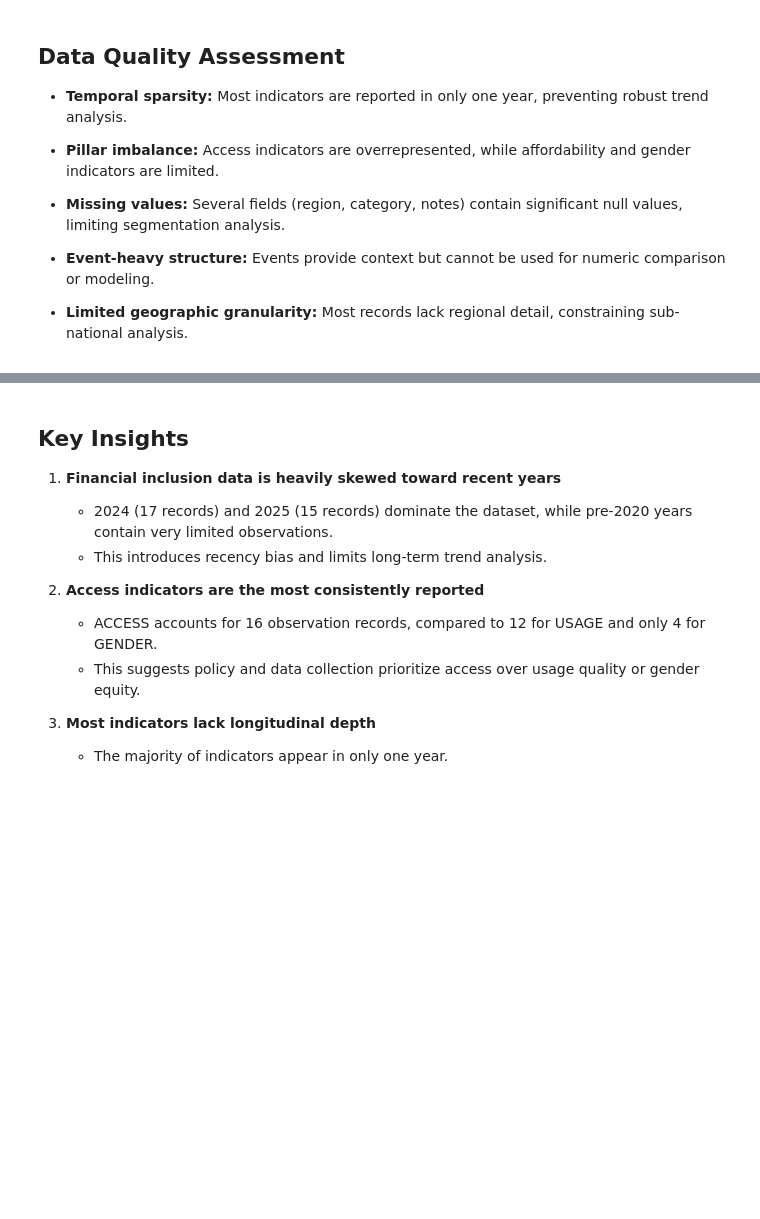
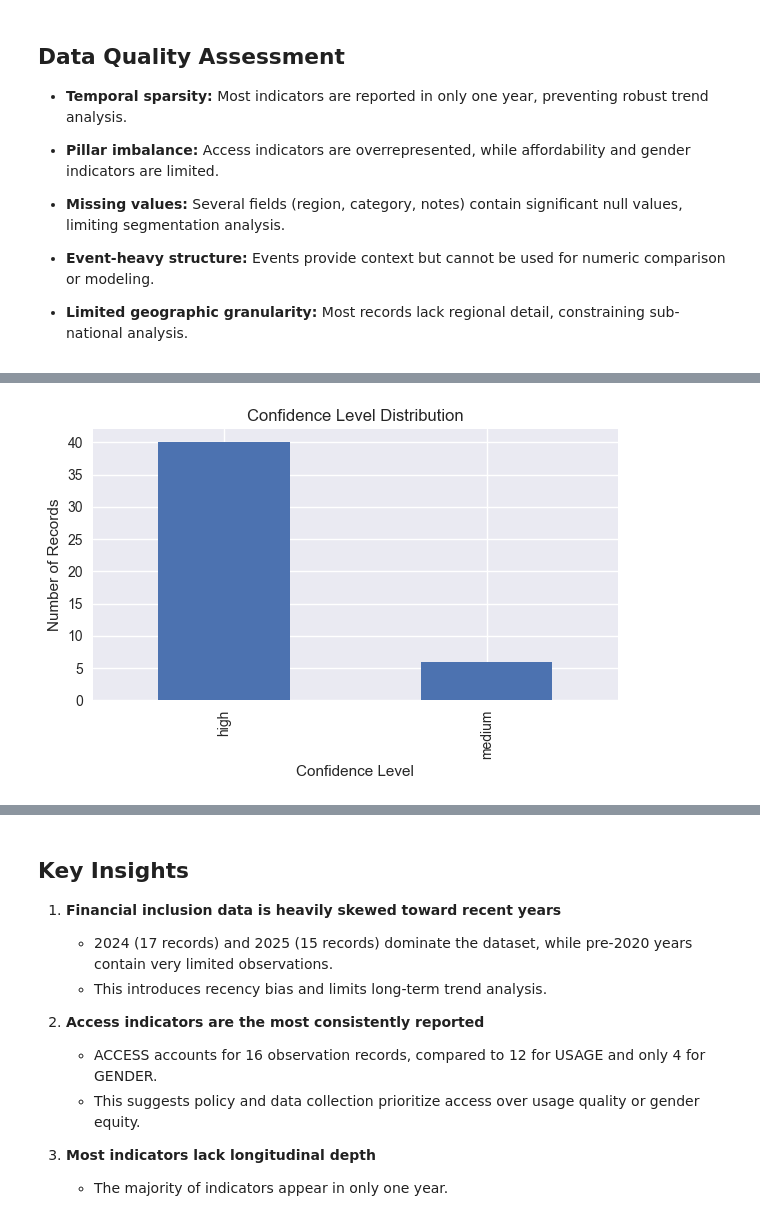
Before and after one commit to BitaniaG/Forecasting-Financial-Inclusion, a Jupyter notebook: notebooks/task_2_eda.ipynb, the cells around one changed output, grey strips where cells are left out. Cells and saved outputs as stored; diff of their text form; code cells hidden in the pictures; blank space fills up the shorter version.

```diff
--- a/notebooks/task_2_eda.ipynb
+++ b/notebooks/task_2_eda.ipynb
@@ -304,0 +349,14 @@ supplement numeric analysis with contextual events.
+# %%
+# Confidence Level Distribution plot
+
+confidence_counts = fi_df["confidence"].value_counts()
+
+plt.figure(figsize=(6, 4))
+confidence_counts.plot(kind="bar")
+plt.xlabel("Confidence Level")
+plt.ylabel("Number of Records")
+plt.title("Confidence Level Distribution")
+plt.tight_layout()
+plt.show()
+# %% [output]
+[figure, added]
```
Also changed, not shown: parts of 5 cells of this notebook, 1 other file.
